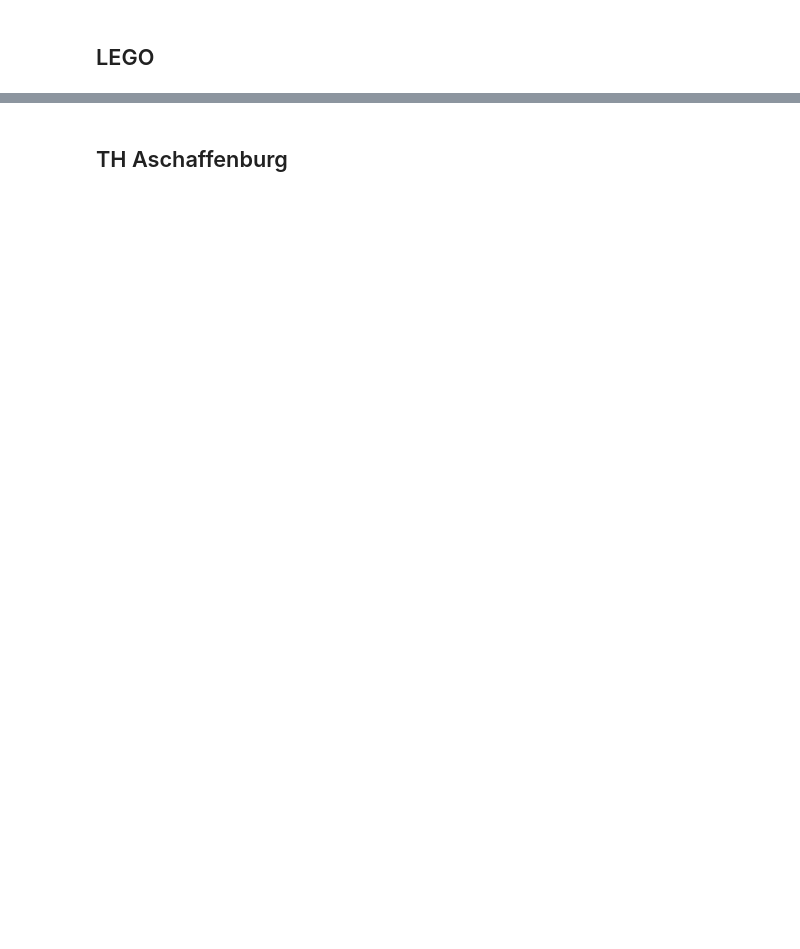
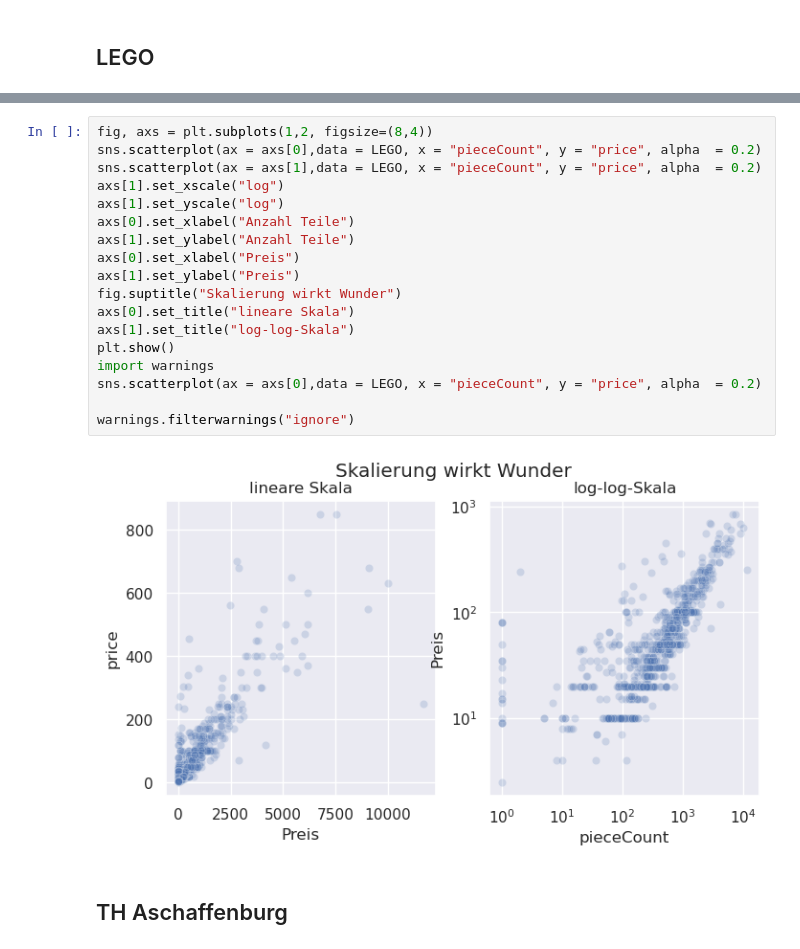
Before and after one commit to GhoulezRulez/PythonDataScienceExercise, a Jupyter notebook: Übung 6/visualization_exercises_empty.ipynb, the cells around one changed output, grey strips where cells are left out. Cells and saved outputs as stored; diff of their text form; blank space fills up the shorter version.

```diff
--- a/Übung 6/visualization_exercises_empty.ipynb
+++ b/Übung 6/visualization_exercises_empty.ipynb
@@ -22,2 +24,22 @@ tips       = pd.read_csv("tips.csv")
+# %%
+fig, axs = plt.subplots(1,2, figsize=(8,4))
+sns.scatterplot(ax = axs[0],data = LEGO, x = "pieceCount", y = "price", alpha  = 0.2)
+sns.scatterplot(ax = axs[1],data = LEGO, x = "pieceCount", y = "price", alpha  = 0.2)
+axs[1].set_xscale("log")
+axs[1].set_yscale("log")
+axs[0].set_xlabel("Anzahl Teile")
+axs[1].set_ylabel("Anzahl Teile")
+axs[0].set_xlabel("Preis")
+axs[1].set_ylabel("Preis")
+fig.suptitle("Skalierung wirkt Wunder")
+axs[0].set_title("lineare Skala")
+axs[1].set_title("log-log-Skala")
+plt.show()
+import warnings
+sns.scatterplot(ax = axs[0],data = LEGO, x = "pieceCount", y = "price", alpha  = 0.2)
+
+warnings.filterwarnings("ignore")
+# %% [output]
+[figure, added]
 # %% [markdown]
 ## TH Aschaffenburg
```
Also changed, not shown: parts of 13 cells of this notebook, 5 other files.
